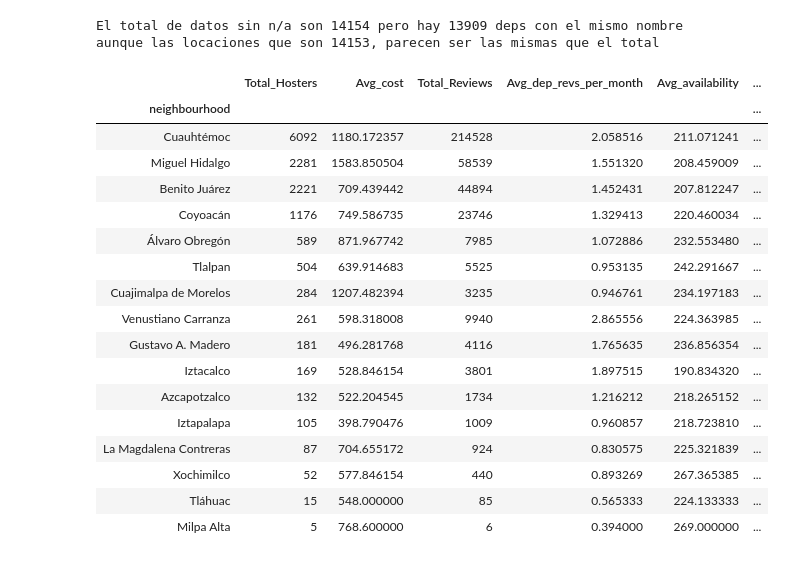
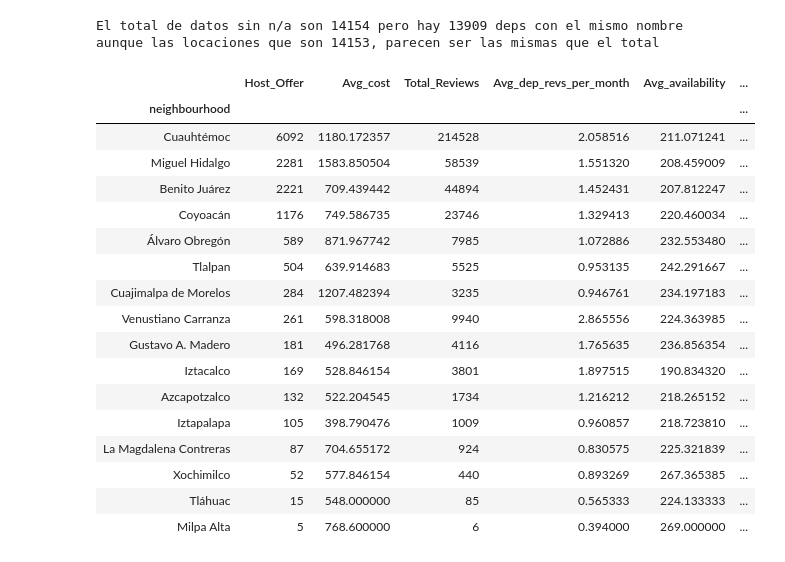
Before and after one commit to elc17/Project_1, a Jupyter notebook: project_1.ipynb, the cells around one changed output. Cells and saved outputs as stored; diff of their text form; code cells hidden in the pictures.

```diff
--- a/project_1.ipynb
+++ b/project_1.ipynb
@@ -9,6 +9,11 @@ import os
 data_df = pd.read_csv("listings1.csv")
 data_df = data_df.drop("neighbourhood_group", axis = 1)
 data_df = data_df.dropna()
+#data_df.head()
+index_price = data_df[data_df["price"] == 0 ].index
+for x in range(len(index_price)):
+    data_df.drop(index_price[x], inplace = True)
+len(data_df)
 data_df.head()
 # %% [output]
 |  | id | name | host_id | host_name | neighbourhood | latitude | longitude | room_type | price | ... |
@@ -60,0 +25,3 @@ Alldeps.sort_values(by='price')
+# %%
+data_df['ownersposessions'] = data_df.groupby('host_id')['host_id'].transform('count')
+data_df.head()
@@ -71,15 +56,15 @@ El total de datos sin n/a son 14154 pero hay 13909 deps con el mismo nombre aunq
 # %%
 Delegaciones = data_df.groupby(['neighbourhood']).agg(
                             Host_Offer = ('id','count'),
                             Avg_cost = ('price', 'mean'),
                            Total_Reviews = ('number_of_reviews', 'sum'),
                            Avg_dep_revs_per_month = ('reviews_per_month', 'mean'),
                             Avg_availability = ('availability_365','mean'),
-                               #Here I tried mode but need to be via apply
+
                             Most_commun_room_types_available = ('room_type', lambda x: pd.Series.mode(x)))
-Delegaciones.sort_values(by='Total_Hosters', ascending = False )
+Delegaciones.sort_values(by='Host_Offer', ascending = False )
 # %% [output]
-|  | Total_Hosters | Avg_cost | Total_Reviews | Avg_dep_revs_per_month | Avg_availability | ... |
+|  | Host_Offer | Avg_cost | Total_Reviews | Avg_dep_revs_per_month | Avg_availability | ... |
 | neighbourhood |  |  |  |  |  | ... |
 | Cuauhtémoc | 6092 | 1180.172357 | 214528 | 2.058516 | 211.071241 | ... |
 | Miguel Hidalgo | 2281 | 1583.850504 | 58539 | 1.551320 | 208.459009 | ... |
```
Also changed, not shown: parts of 9 cells of this notebook.
